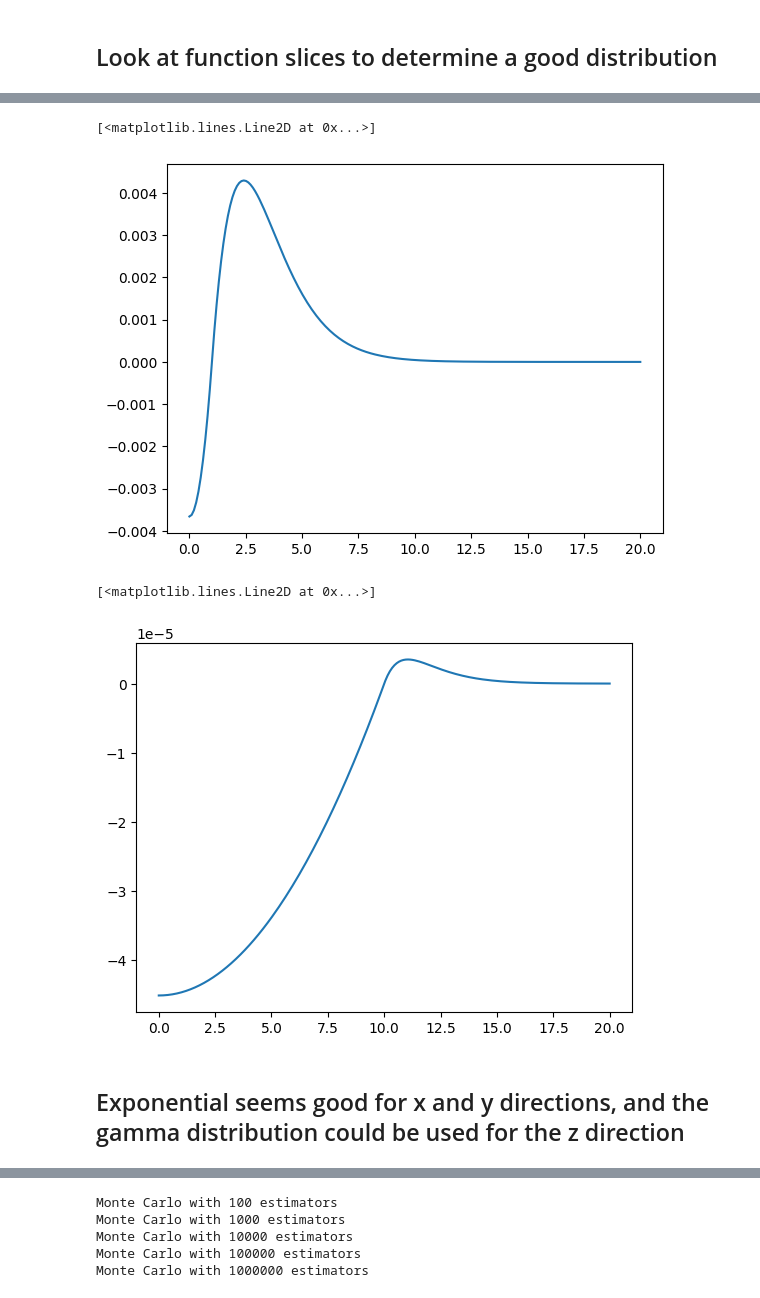
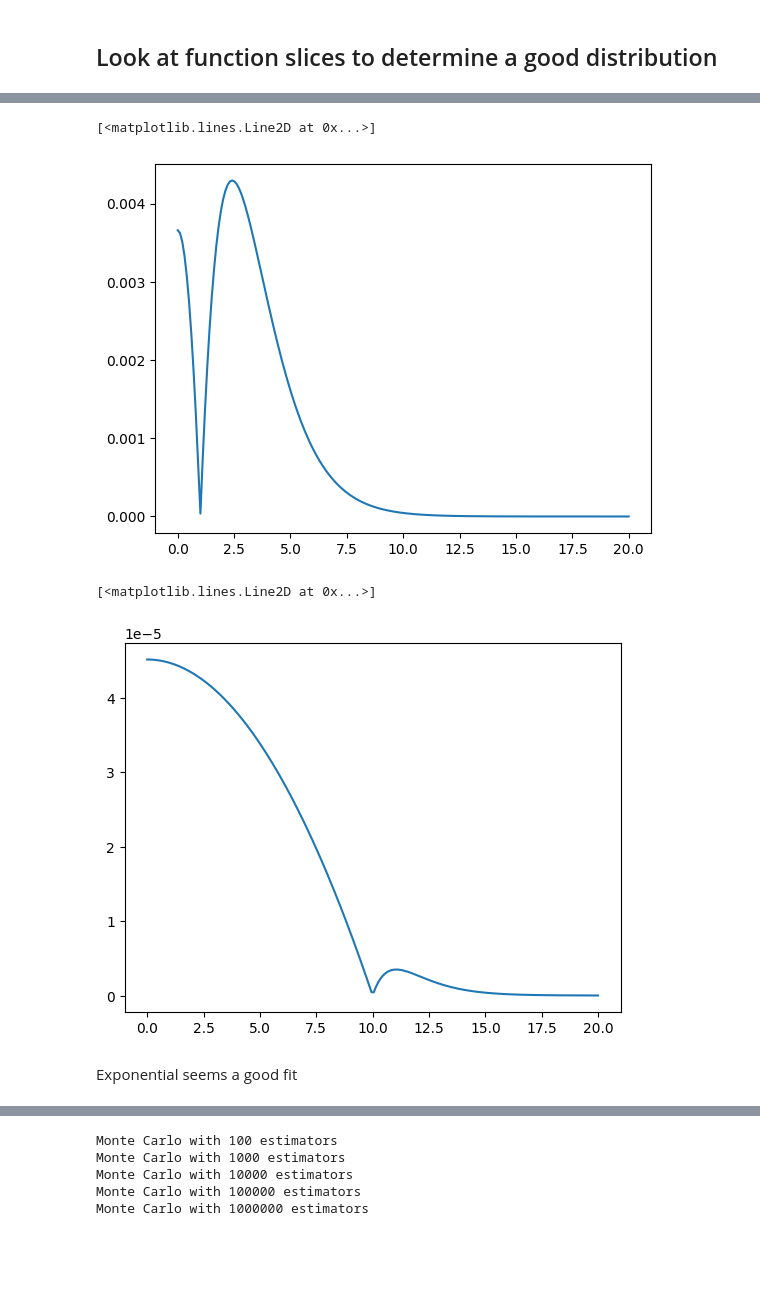
Before and after one commit to P-mandevillei/chem-4050-5050, a Jupyter notebook: hw5/homework-5-1/monte_carlo.ipynb, the cells around one changed output, grey strips where cells are left out. Saved outputs shown, nothing was run; the diff lists cells and outputs as text; code cells hidden in the pictures; blank space fills up the shorter version.

```diff
--- a/hw5/homework-5-1/monte_carlo.ipynb
+++ b/hw5/homework-5-1/monte_carlo.ipynb
@@ -74,22 +74,22 @@ plt.plot(z, overlap)
 # %%
 z = np.linspace(0, 20, 200)
 x = np.zeros(len(z))
 y = np.zeros(len(z))
 sep = 2
 overlap = psi_2p_z(x, y, z+sep/2)*psi_2p_z(x, y, z-sep/2)
-plt.plot(z, overlap)
+plt.plot(z, np.abs(overlap))
 # %% [output]
 [<matplotlib.lines.Line2D at 0x...>]
-[figure, old version]
+[figure, new version]
 # %%
 z = np.linspace(0, 20, 200)
 x = np.zeros(len(z))
 y = np.zeros(len(z))
 sep = 20
 overlap = psi_2p_z(x, y, z+sep/2)*psi_2p_z(x, y, z-sep/2)
-plt.plot(z, overlap)
+plt.plot(z, np.abs(overlap))
 # %% [output]
 [<matplotlib.lines.Line2D at 0x...>]
-[figure, old version]
+[figure, new version]
 # %% [markdown]
-## Exponential seems good for x and y directions, and the gamma distribution could be used for the z direction
+Exponential seems a good fit
```
Also changed, not shown: parts of 14 cells of this notebook, 4 other files.
